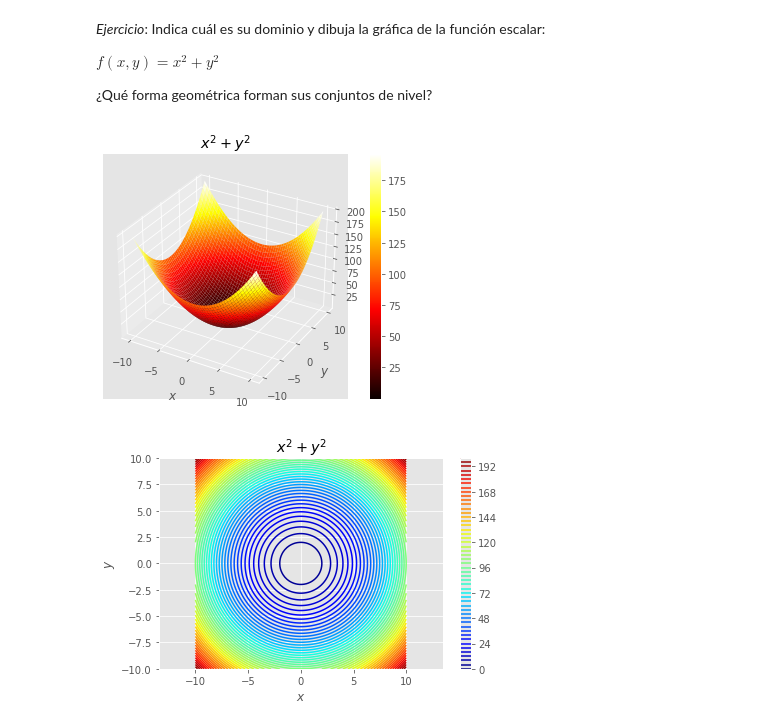
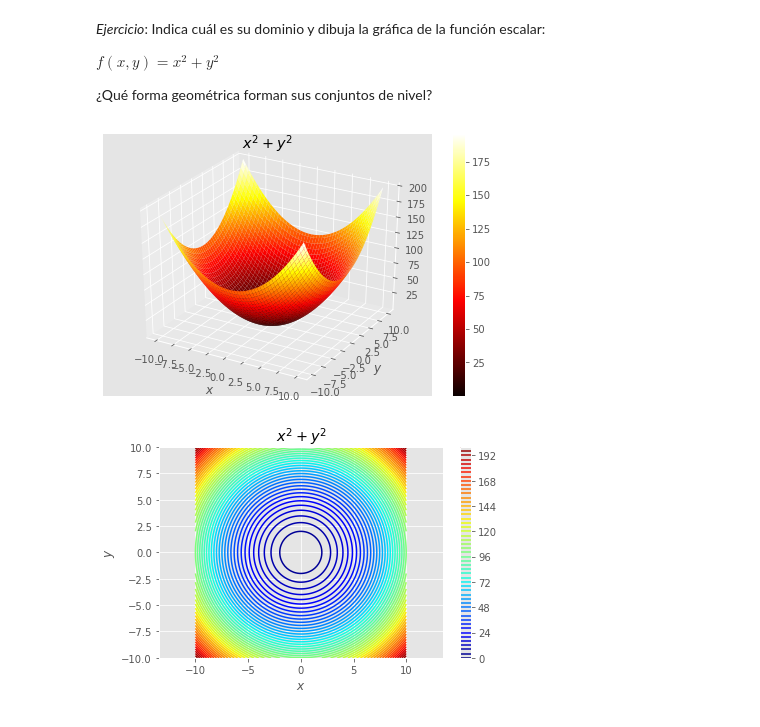
Before and after one commit to xabiercidvidal/USC-MMIII, a Jupyter notebook: notebooks/tderivadas_funcion_escalar_vectorial.ipynb, the cells around one changed output. Cells and saved outputs as stored; diff of their text form; code cells hidden in the pictures.

```diff
--- a/notebooks/tderivadas_funcion_escalar_vectorial.ipynb
+++ b/notebooks/tderivadas_funcion_escalar_vectorial.ipynb
@@ -54,7 +54,7 @@ def charge_potential():
     vms[vms > 1] = 1. # truncate the figure
     xms = rms * np.cos(pms)
     yms = rms * np.sin(pms)
-    fig = plt.figure(); ax = fig.gca(projection='3d')
+    fig = plt.figure(); ax = plt.axes(projection='3d')
     sf = ax.plot_surface(xms, yms, vms, cmap='jet');
     plt.xlabel('$x$'); plt.ylabel('$y$'); ax.set_zlabel('$V(x, y)$')
     plt.title('$V(x, y) = 1/ \sqrt{x^2 + y^2}$')
@@ -146,14 +146,14 @@ $f(x, y) = x^2 + y^2$
 # %%
 xs       = np.linspace(-10., 10., 100)
 ys       = np.linspace(-10., 10., 100)
 xms, yms = np.meshgrid(xs, ys)
 zms = xms*xms + yms*yms
-fig = plt.figure(); ax = fig.gca(projection='3d')
+fig = plt.figure(); ax = plt.axes(projection='3d')
 sf = ax.plot_surface(xms, yms, zms, cmap = 'hot'); fig.colorbar(sf);
 plt.xlabel('$x$'); plt.ylabel('$y$'); plt.title('$x^2 + y^2$');
 plt.tight_layout();
 # %% [output]
-[figure, old version]
+[figure, new version]
 # %%
 fig = plt.figure()
 sf = plt.contour(xms, yms, zms, 50, cmap = 'jet')  ; fig.colorbar(sf);
```
Also changed, not shown: parts of 9 cells of this notebook, 8 other files.
